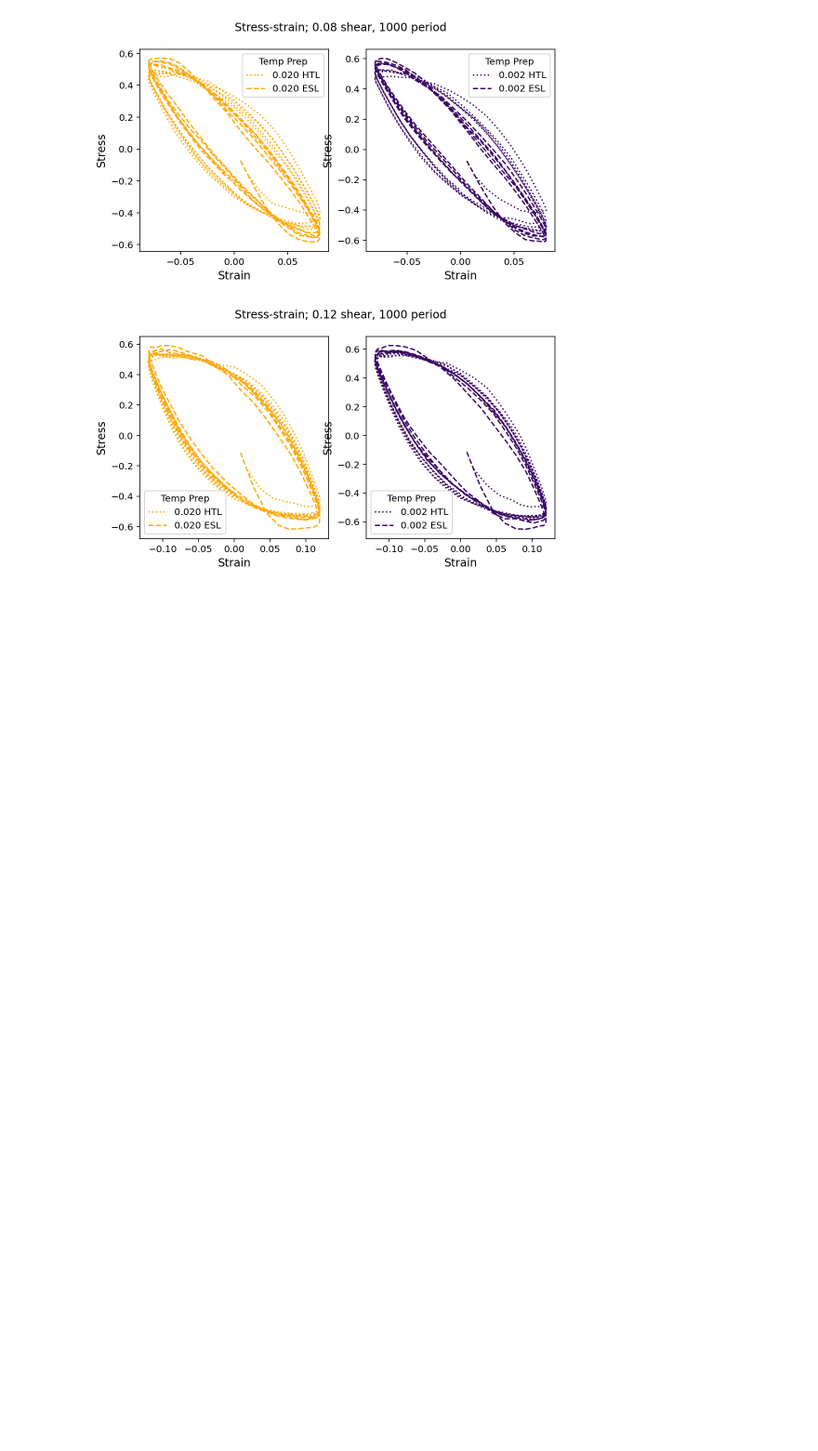
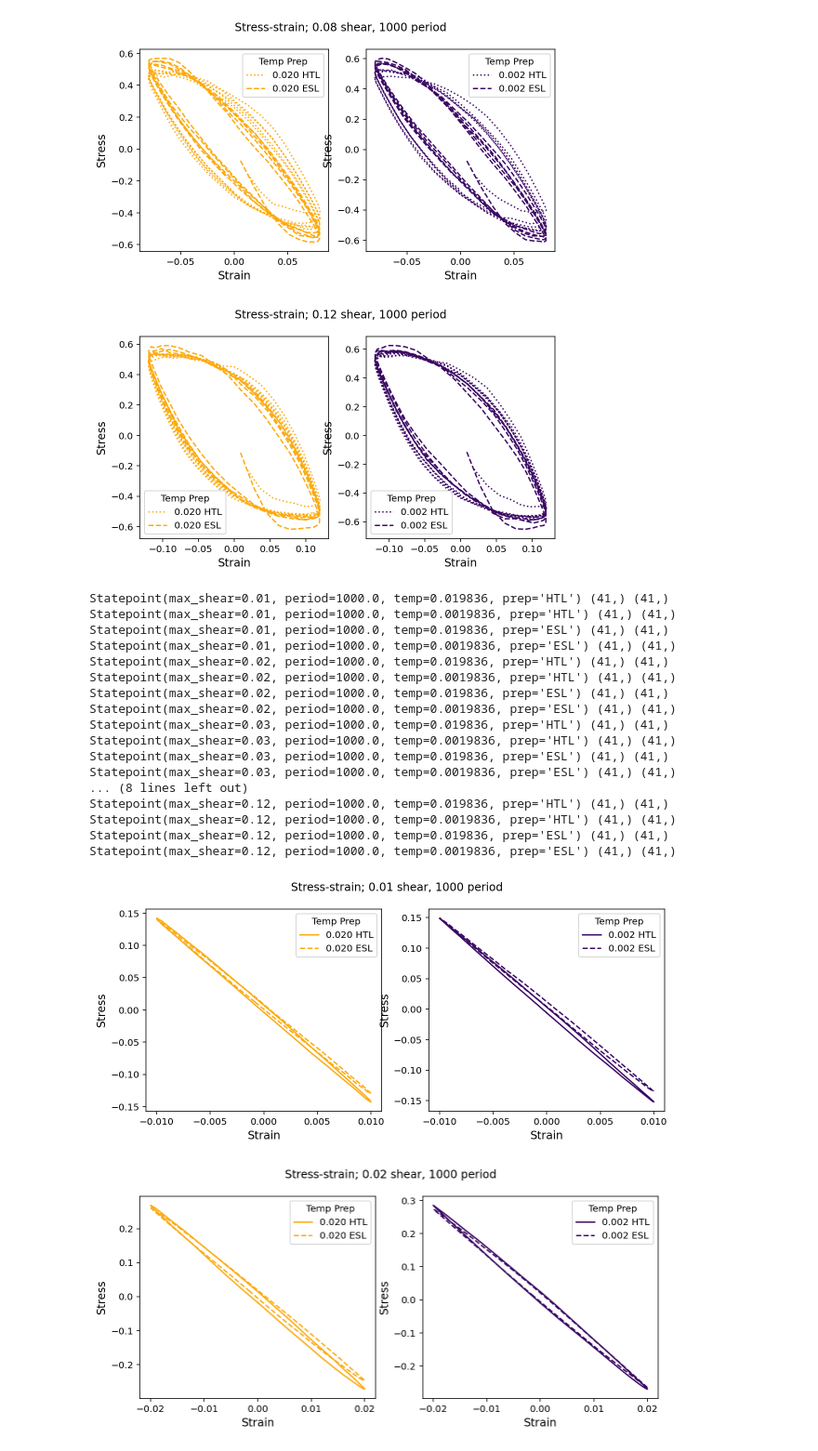
Before and after one commit to ianrgraham/monk, a Jupyter notebook: workflows/2d-osc-shear/notebooks/111623-rheology-aqs.ipynb, the cells around one changed output. Shown at 93% size. Saved outputs shown, nothing was run; the diff lists cells and outputs as text; code cells hidden in the pictures; blank space fills up the shorter version.

```diff
--- a/workflows/2d-osc-shear/notebooks/111623-rheology-aqs.ipynb
+++ b/workflows/2d-osc-shear/notebooks/111623-rheology-aqs.ipynb
@@ -103,3 +93,6 @@ a8f2c249ed85533b56b0729b7ab96d18
+# %%
+with open(project.fn("results/aqs-stress-strain_period-1000.pkl"), "rb") as f:
+    output = pickle.load(f)
 # %%
 for k in output.keys():
     print(k)
@@ -231,0 +262,60 @@ for shear in [0.01, 0.02, 0.03, 0.05, 0.08, 0.12]:
+# %%
+def plot_stress_strain_late(shear, axs=None, legend=True):
+    if axs is None:
+        fig, axs = plt.subplots(1, 2, figsize=(10, 4))
+    else:
+        fig = axs.figure
+
+    cmap = cm.inferno
+    norm = colors.LogNorm(vmin=1e-3, vmax=4e-2)
+
+    for k, v in output.items():
+        if k.max_shear != shear:
+            continue
+        # print(k)
+        c = cmap(norm(k.temp))
+        if k.prep == "ESL":
+            ls = "--"
+        else:
+            ls = "-"
+
+        # temp to idx mapping using
+        temps = [0.019836, 0.0019836]
+        i = temps.index(k.temp)
+
+        stress = np.mean([v_i["stress"].values for v_i in v], axis=0)[-20*40-1:]
+        strain = np.mean([v_i["strain"].values for v_i in v], axis=0)[-20*40-1:]
+        stress = np.array([np.mean(stress[i::40]) for i in range(41)])
+        strain = np.array([np.mean(strain[i::40]) for i in range(41)])
+        print(k, stress.shape, strain.shape)
+        # frames = v[0]["frame"].values
+        axs[i].plot(strain, stress, color=c, linestyle=ls, label=f"{k.temp:.3f} {k.prep}", alpha=1)
+    for ax in axs:
+        ax.set_ylabel("Stress", size="large")
+        ax.set_xlabel("Strain", size="large")
+        if legend:
+            ax.legend(title="Temp Prep")
+    fig.suptitle(f"Stress-strain; {shear} shear, 1000 period")
+# %%
+for shear in [0.01, 0.02, 0.03, 0.05, 0.08, 0.12]:
+    plot_stress_strain_late(shear, legend=True)
+# %% [output]
+Statepoint(max_shear=0.01, period=1000.0, temp=0.019836, prep='HTL') (41,) (41,)
+Statepoint(max_shear=0.01, period=1000.0, temp=0.0019836, prep='HTL') (41,) (41,)
+Statepoint(max_shear=0.01, period=1000.0, temp=0.019836, prep='ESL') (41,) (41,)
+Statepoint(max_shear=0.01, period=1000.0, temp=0.0019836, prep='ESL') (41,) (41,)
+Statepoint(max_shear=0.02, period=1000.0, temp=0.019836, prep='HTL') (41,) (41,)
+Statepoint(max_shear=0.02, period=1000.0, temp=0.0019836, prep='HTL') (41,) (41,)
+Statepoint(max_shear=0.02, period=1000.0, temp=0.019836, prep='ESL') (41,) (41,)
+Statepoint(max_shear=0.02, period=1000.0, temp=0.0019836, prep='ESL') (41,) (41,)
+Statepoint(max_shear=0.03, period=1000.0, temp=0.019836, prep='HTL') (41,) (41,)
+Statepoint(max_shear=0.03, period=1000.0, temp=0.0019836, prep='HTL') (41,) (41,)
+Statepoint(max_shear=0.03, period=1000.0, temp=0.019836, prep='ESL') (41,) (41,)
+Statepoint(max_shear=0.03, period=1000.0, temp=0.0019836, prep='ESL') (41,) (41,)
+... (8 lines left out)
+Statepoint(max_shear=0.12, period=1000.0, temp=0.019836, prep='HTL') (41,) (41,)
+Statepoint(max_shear=0.12, period=1000.0, temp=0.0019836, prep='HTL') (41,) (41,)
+Statepoint(max_shear=0.12, period=1000.0, temp=0.019836, prep='ESL') (41,) (41,)
+Statepoint(max_shear=0.12, period=1000.0, temp=0.0019836, prep='ESL') (41,) (41,)
+[figure, added]
+[figure, added]
```
Also changed, not shown: parts of 7 cells of this notebook, 6 other files.
